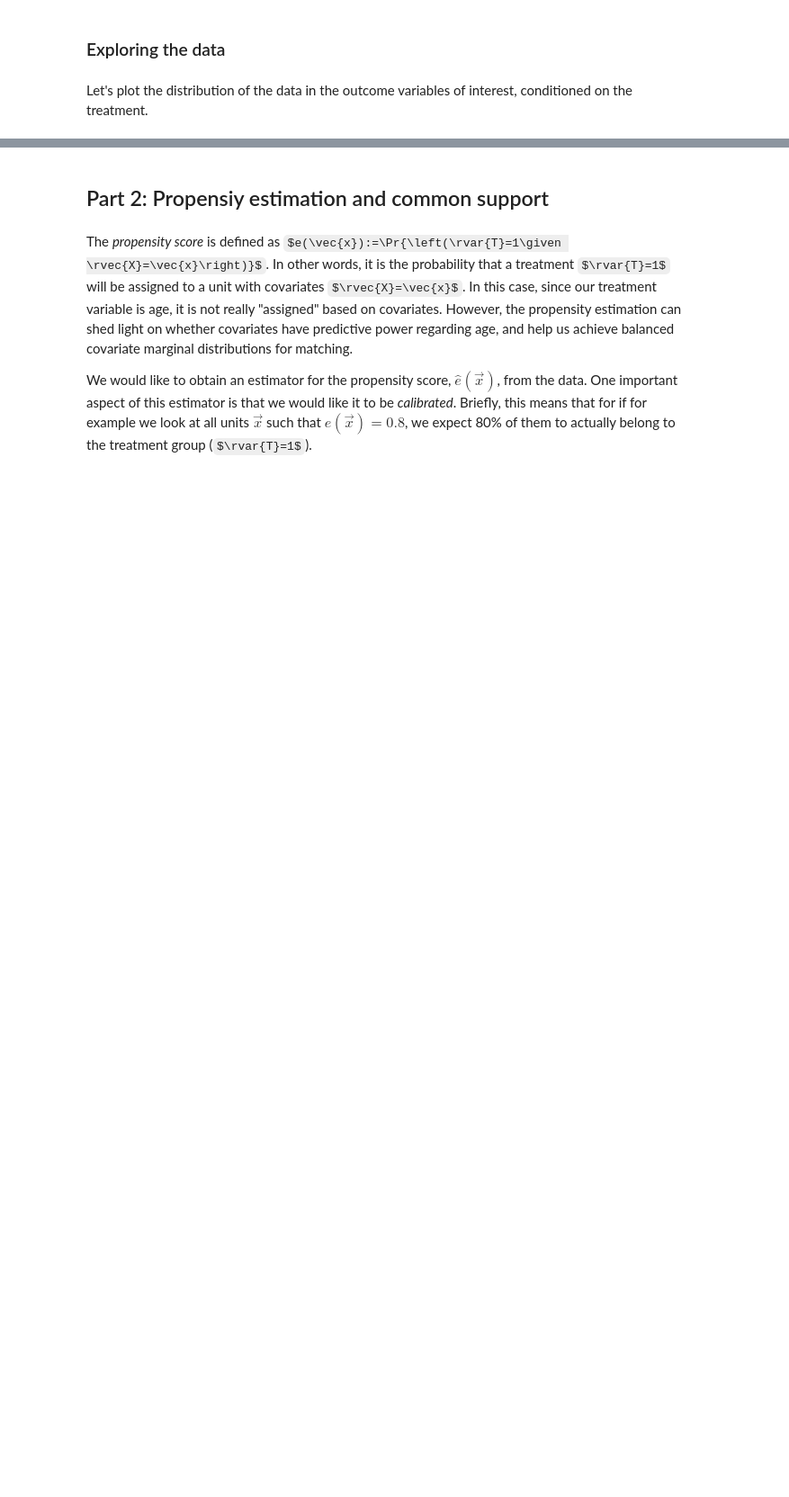
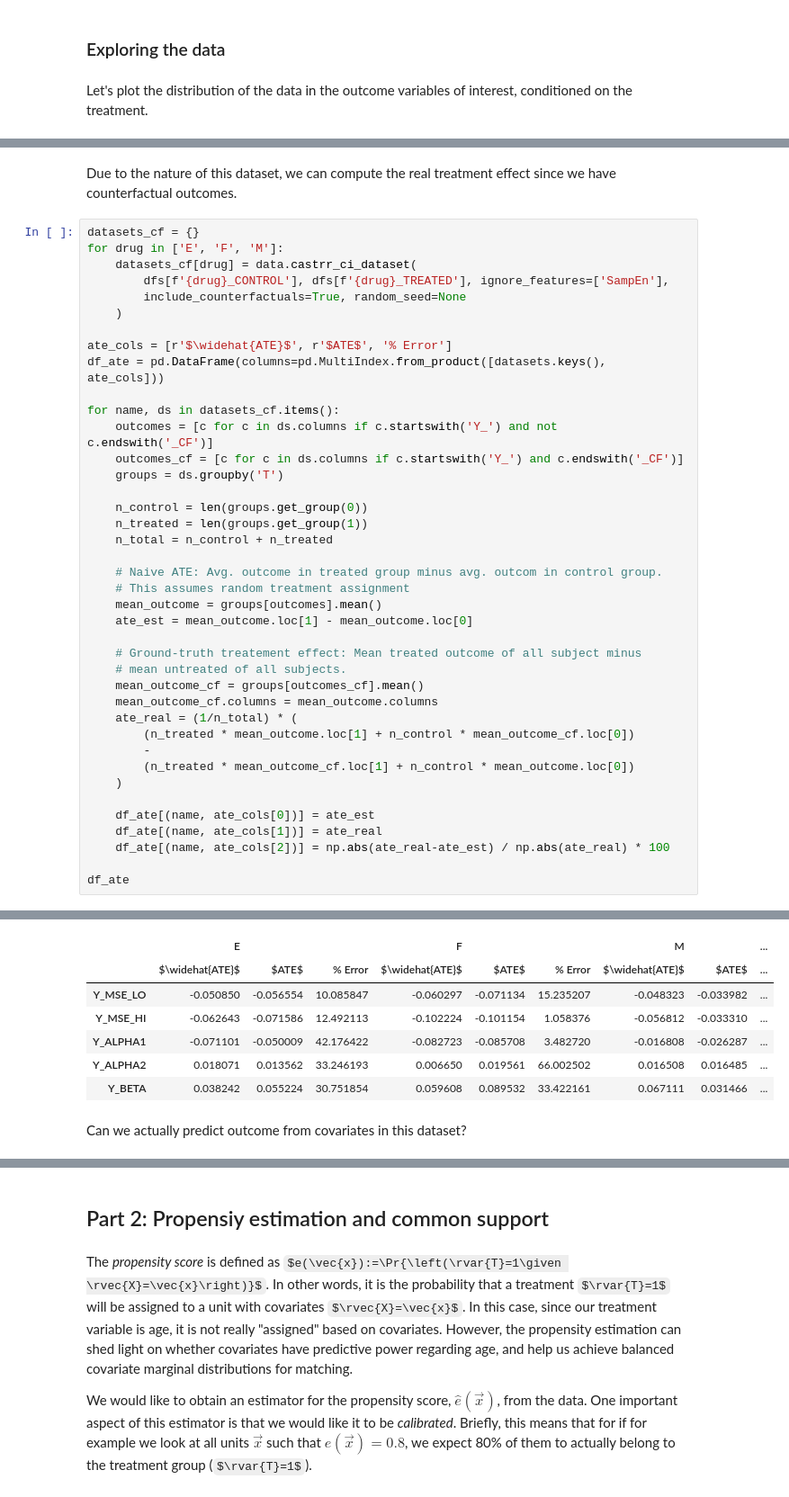
Before and after one commit to avivrosenberg/causal-inference-hw, a Jupyter notebook: proj/ci-proj.ipynb, the cells around one changed output, grey strips where cells are left out. Shown: that part at 90% size. Saved outputs shown, nothing was run; the diff lists cells and outputs as text; some formulas as TeX source; blank space fills up the shorter version.

```diff
--- a/proj/ci-proj.ipynb
+++ b/proj/ci-proj.ipynb
@@ -175,3 +170,46 @@ for i, (name, df) in enumerate(datasets.items()):
 [figure]
 [figure]
 [figure]
+# %% [markdown]
+Due to the nature of this dataset, we can compute the real treatment effect since we have counterfactual outcomes.
+# %%
+datasets_cf = {}
+for drug in ['E', 'F', 'M']:
+    datasets_cf[drug] = data.castrr_ci_dataset(
+        dfs[f'{drug}_CONTROL'], dfs[f'{drug}_TREATED'], ignore_features=['SampEn'],
+        include_counterfactuals=True, random_seed=None
+    )
+
+ate_cols = [r'$\widehat{ATE}$', r'$ATE$', '% Error']
+df_ate = pd.DataFrame(columns=pd.MultiIndex.from_product([datasets.keys(), ate_cols]))
+
+for name, ds in datasets_cf.items():
+    outcomes = [c for c in ds.columns if c.startswith('Y_') and not c.endswith('_CF')]
+    outcomes_cf = [c for c in ds.columns if c.startswith('Y_') and c.endswith('_CF')]
+    groups = ds.groupby('T')
+
+    n_control = len(groups.get_group(0))
+    n_treated = len(groups.get_group(1))
+    n_total = n_control + n_treated
+
+    # Naive ATE: Avg. outcome in treated group minus avg. outcom in control group.
+    # This assumes random treatment assignment
+    mean_outcome = groups[outcomes].mean()
+    ate_est = mean_outcome.loc[1] - mean_outcome.loc[0]
+
+    # Ground-truth treatement effect: Mean treated outcome of all subject minus
+    # mean untreated of all subjects.
+    mean_outcome_cf = groups[outcomes_cf].mean()
+    mean_outcome_cf.columns = mean_outcome.columns
+    ate_real = (1/n_total) * (
+        (n_treated * mean_outcome.loc[1] + n_control * mean_outcome_cf.loc[0])
+        -
+        (n_treated * mean_outcome_cf.loc[1] + n_control * mean_outcome.loc[0])
+    )
+
+    df_ate[(name, ate_cols[0])] = ate_est
+    df_ate[(name, ate_cols[1])] = ate_real
+    df_ate[(name, ate_cols[2])] = np.abs(ate_real-ate_est) / np.abs(ate_real) * 100
+
+df_ate
+# %% [output]
@@ -177,0 +223,9 @@ for i, (name, df) in enumerate(datasets.items()):
+|  | E |  |  | F |  |  | M |  | ... |
+|  | $\widehat{ATE}$ | $ATE$ | % Error | $\widehat{ATE}$ | $ATE$ | % Error | $\widehat{ATE}$ | $ATE$ | ... |
+| Y_MSE_LO | -0.050850 | -0.056554 | 10.085847 | -0.060297 | -0.071134 | 15.235207 | -0.048323 | -0.033982 | ... |
+| Y_MSE_HI | -0.062643 | -0.071586 | 12.492113 | -0.102224 | -0.101154 | 1.058376 | -0.056812 | -0.033310 | ... |
+| Y_ALPHA1 | -0.071101 | -0.050009 | 42.176422 | -0.082723 | -0.085708 | 3.482720 | -0.016808 | -0.026287 | ... |
+| Y_ALPHA2 | 0.018071 | 0.013562 | 33.246193 | 0.006650 | 0.019561 | 66.002502 | 0.016508 | 0.016485 | ... |
+| Y_BETA | 0.038242 | 0.055224 | 30.751854 | 0.059608 | 0.089532 | 33.422161 | 0.067111 | 0.031466 | ... |
+# %% [markdown]
+Can we actually predict outcome from covariates in this dataset?
```
Also changed, not shown: parts of 24 cells of this notebook.
